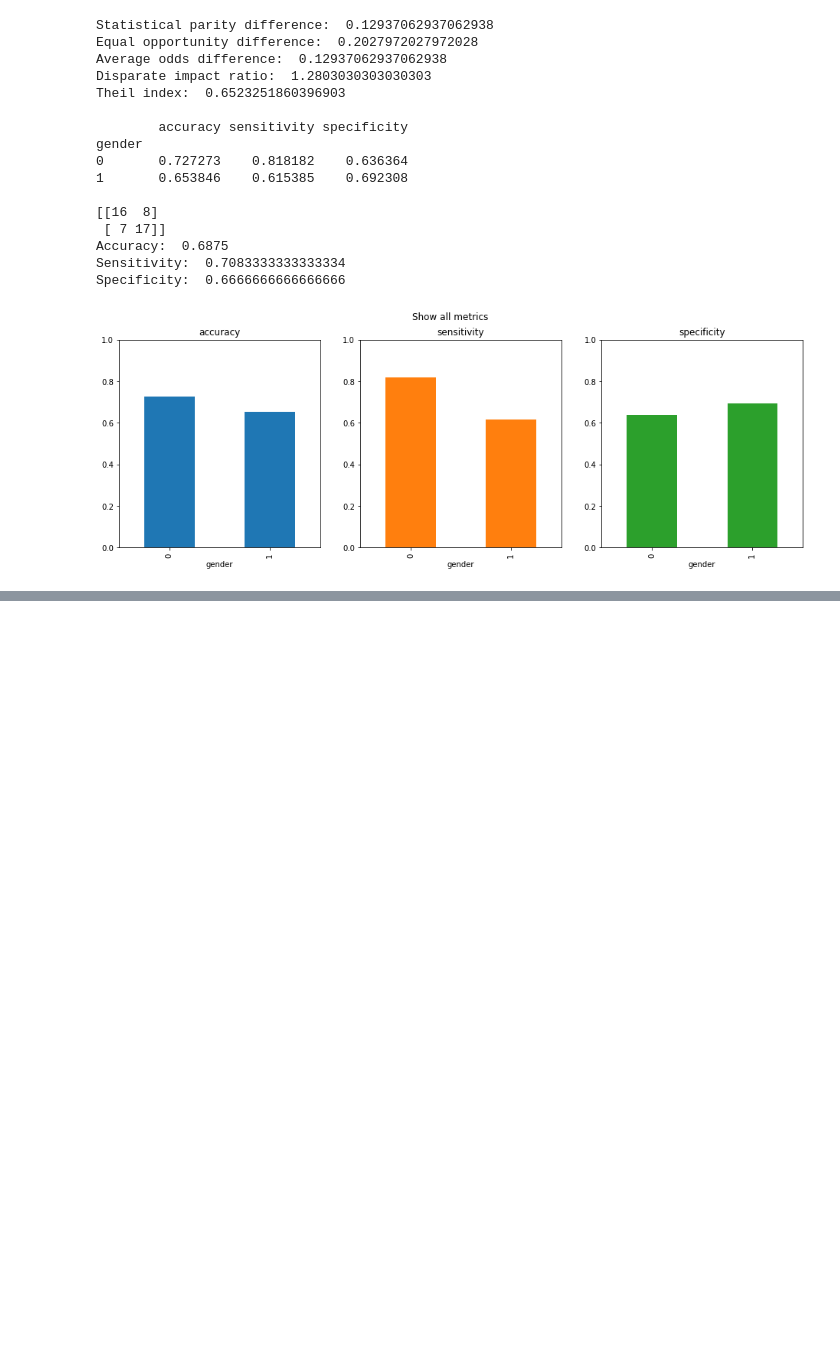
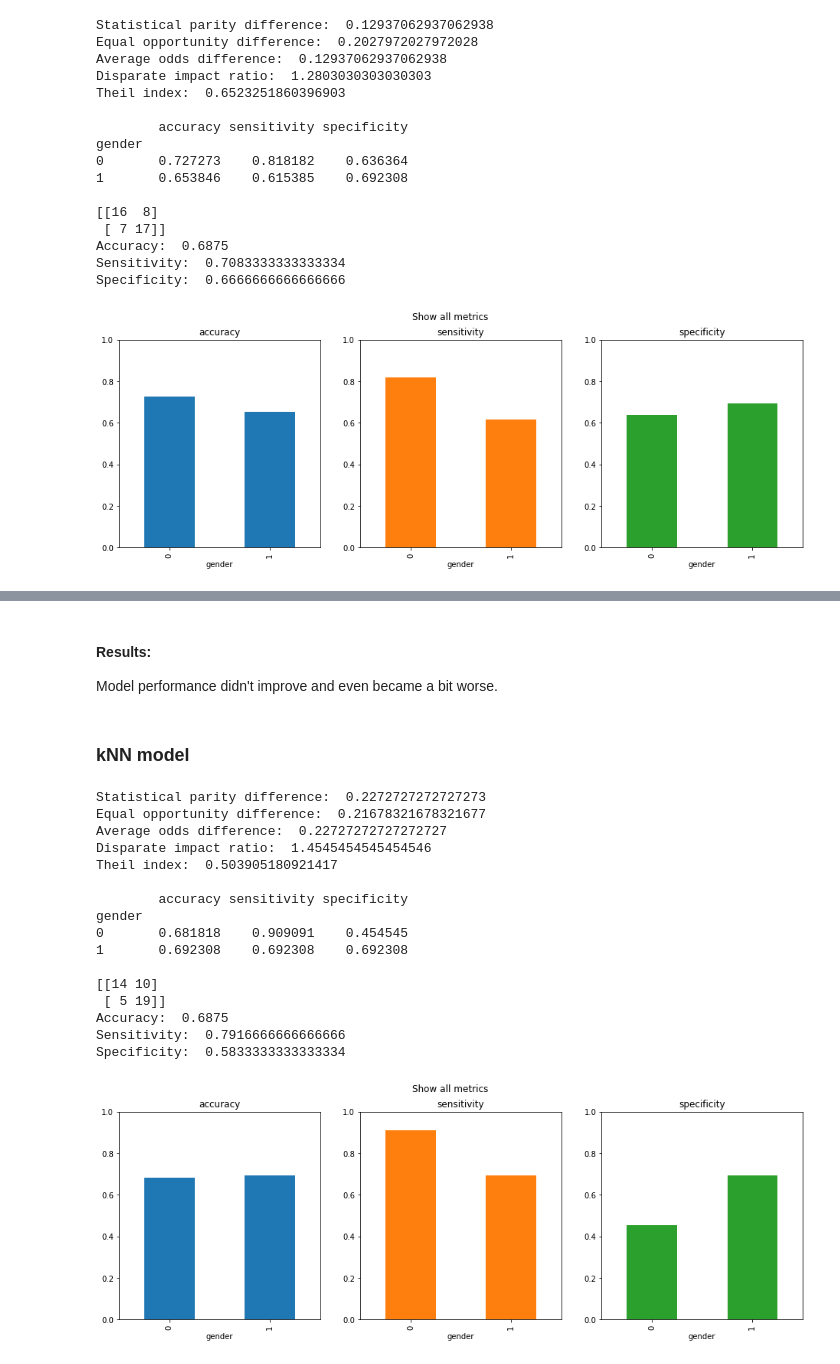
Before and after one commit to ihorhetman99/Seminar_for_SSP, a Jupyter notebook: debiasing/models.ipynb, the cells around one changed output, grey strips where cells are left out. Saved outputs shown, nothing was run; the diff lists cells and outputs as text; code cells hidden in the pictures; blank space fills up the shorter version.

```diff
--- a/debiasing/models.ipynb
+++ b/debiasing/models.ipynb
@@ -283,8 +298,15 @@ X_train = train_df[features_knn]
 Y_test = test_df["diagnosis"]
 X_test = test_df[features_knn]
 # %%
-model_knn = make_pipeline(MinMaxScaler(),
-                      KNeighborsClassifier(n_neighbors=3))
+model_knn = Pipeline(
+    steps=[
+        ("preprocessor", MinMaxScaler()),
+        (
+            "classifier",
+            KNeighborsClassifier(n_neighbors=3),
+        ),
+    ]
+)
 
 model_knn = evaluate_model(model_knn, X_train, Y_train, X_test, Y_test)
 # %% [output]
@@ -597,0 +618,33 @@ Specificity:  0.875
+# %% [markdown]
+#### Results:
+Model performance didn't improve and even became a bit worse.
+# %% [markdown]
+### kNN model
+# %%
+X_train_aif, y_train_aif, X_test_aif, y_test_aif = create_dataset(train_df, test_df, 'diagnosis', prot_attr_cols, features_knn)
+# %%
+# results for default model with Grid search
+
+get_values_of_aif_metrics(y_test_aif, model_knn.predict(X_test_aif))
+print('')
+plot_metrics(y_test_aif, X_test_aif, metrics, model_knn, 'gender')
+print('')
+classification_results(y_test_aif, model_knn.predict(X_test_aif))
+# %% [output]
+Statistical parity difference:  0.2272727272727273
+Equal opportunity difference:  0.21678321678321677
+Average odds difference:  0.22727272727272727
+Disparate impact ratio:  1.4545454545454546
+Theil index:  0.503905180921417
+
+        accuracy sensitivity specificity
+gender
+0       0.681818    0.909091    0.454545
+1       0.692308    0.692308    0.692308
+
+[[14 10]
+ [ 5 19]]
+Accuracy:  0.6875
+Sensitivity:  0.7916666666666666
+Specificity:  0.5833333333333334
+[figure, added]
```
Also changed, not shown: parts of 25 cells of this notebook.
